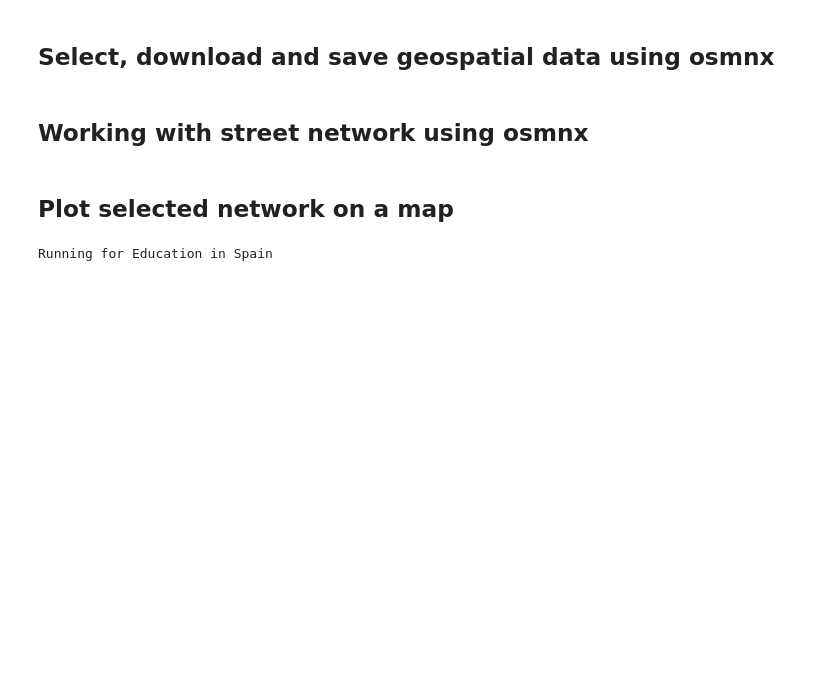
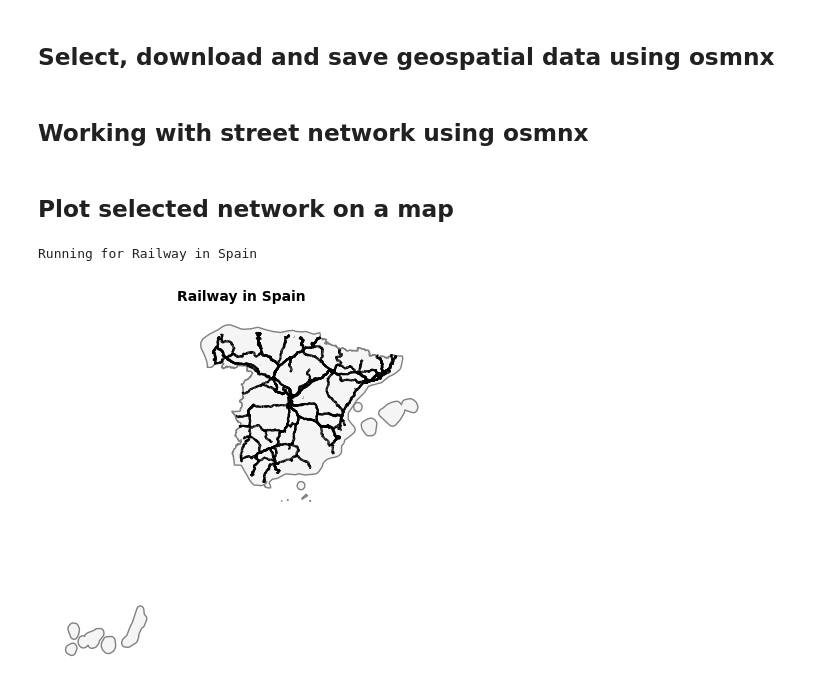
Before and after one commit to miracaEU/Exposure_Miraca, a Jupyter notebook: book/Exposure_Miraca.ipynb, the cells around one changed output. Saved outputs shown, nothing was run; the diff lists cells and outputs as text; code cells hidden in the pictures; blank space fills up the shorter version.

```diff
--- a/book/Exposure_Miraca.ipynb
+++ b/book/Exposure_Miraca.ipynb
@@ -714,15 +713,11 @@ network_list = [
 ]
 # %%
 # Inside your loop for processing countries and networks, you can call this function
-for country in tqdm(["Spain"], mininterval=0.01, dynamic_ncols=True):
-    for network_type in network_list:
-        print(f"Running for {network_type} in {country}")
-        gdf = select_data_osmnx(country, network_type, "OSM")
-        if gdf is not None:
-            del gdf  # Delete the variable after use
-            gc.collect()  # Collect garbage
-        else:
-            print(f"Skipping to the next network type for {network_type} in {country}")
+network_type = "Railway"
+country = "Spain"
+print(f"Running for {network_type} in {country}")
+gdf = select_data_osmnx(country, network_type, "OSM")
 # %% [output]
-Running for Education in Spain
+Running for Railway in Spain
+[figure, added]
 # %%
```
Also changed, not shown: parts of 2 cells of this notebook.
